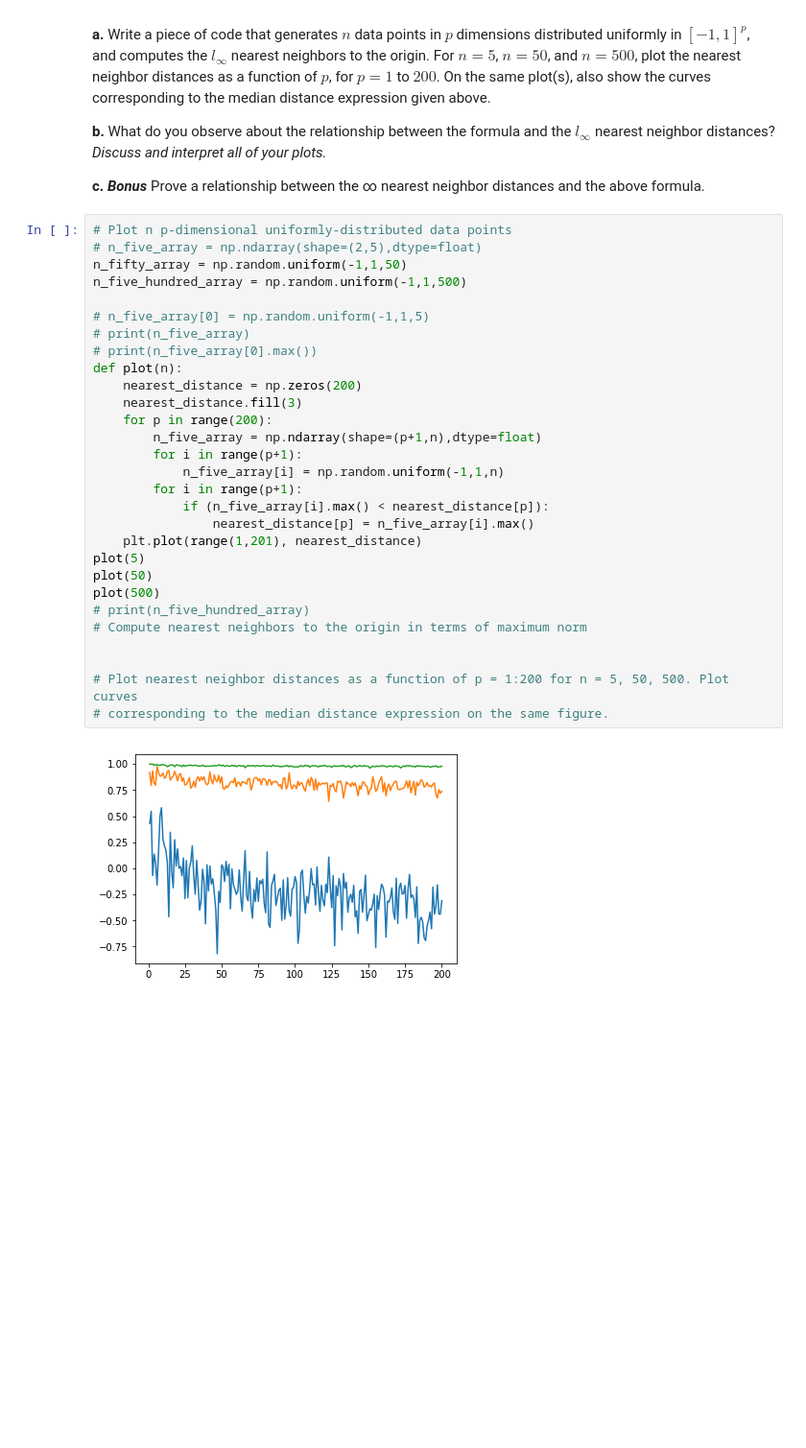
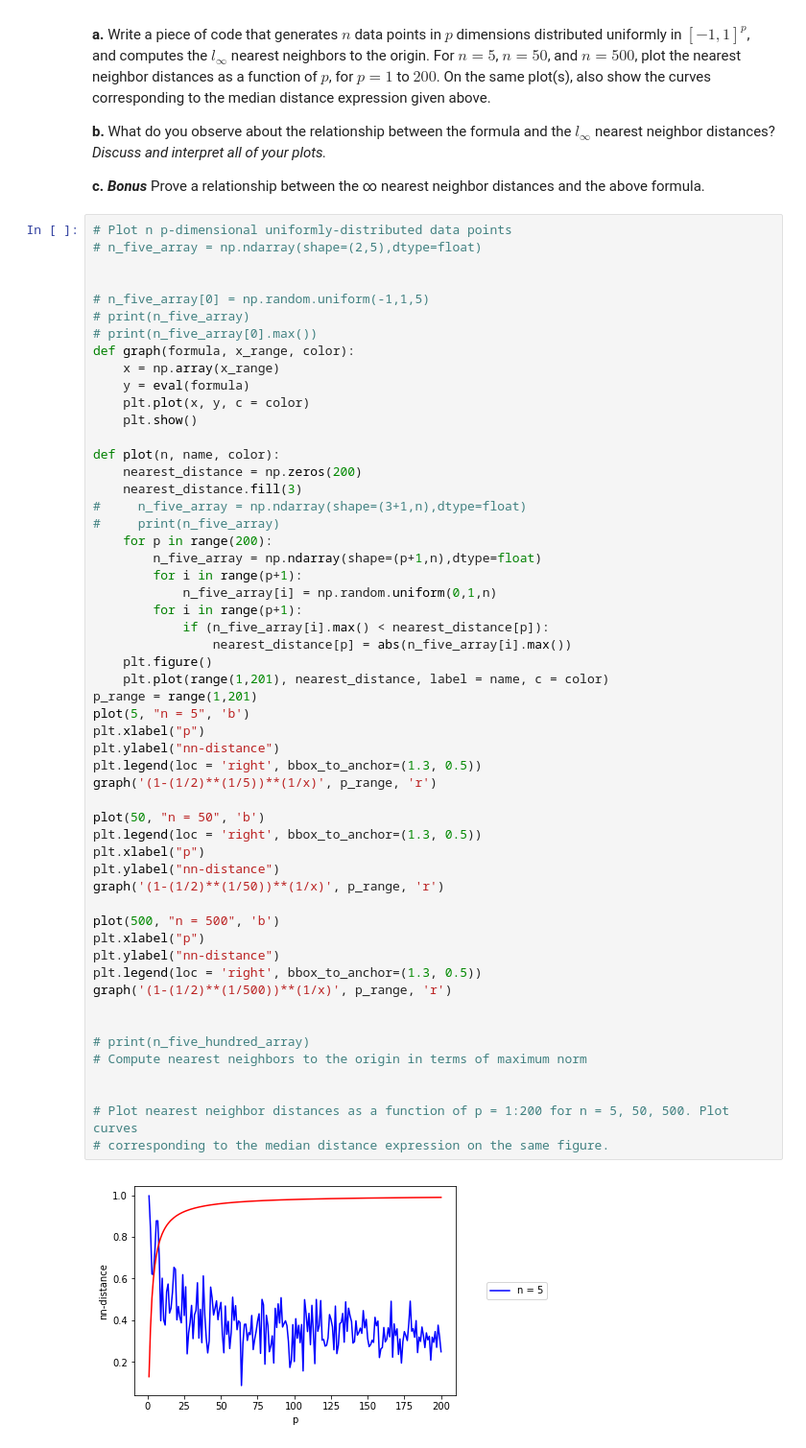
Before and after one commit to AtlasUnion/EC414, a Jupyter notebook: homework/hw3/EC414_HW3.ipynb, the cells around one changed output. Shown at 96% size. Drawn from its saved outputs; the diff is of its cells as text; blank space fills up the shorter version.

```diff
--- a/homework/hw3/EC414_HW3.ipynb
+++ b/homework/hw3/EC414_HW3.ipynb
@@ -481,31 +510,56 @@ in $[−1, 1]^p$, and computes the $l_∞$ nearest neighbors to the origin. For
 # %%
 # Plot n p-dimensional uniformly-distributed data points
 # n_five_array = np.ndarray(shape=(2,5),dtype=float)
-n_fifty_array = np.random.uniform(-1,1,50)
-n_five_hundred_array = np.random.uniform(-1,1,500)
+
 
 # n_five_array[0] = np.random.uniform(-1,1,5)
 # print(n_five_array)
 # print(n_five_array[0].max())
-def plot(n):
+def graph(formula, x_range, color):
+    x = np.array(x_range)
+    y = eval(formula)
+    plt.plot(x, y, c = color)
+    plt.show()
+
+def plot(n, name, color):
     nearest_distance = np.zeros(200)
     nearest_distance.fill(3)
+#     n_five_array = np.ndarray(shape=(3+1,n),dtype=float)
+#     print(n_five_array)
     for p in range(200):
         n_five_array = np.ndarray(shape=(p+1,n),dtype=float)
         for i in range(p+1):
-            n_five_array[i] = np.random.uniform(-1,1,n)
+            n_five_array[i] = np.random.uniform(0,1,n)
         for i in range(p+1):
             if (n_five_array[i].max() < nearest_distance[p]):
-                nearest_distance[p] = n_five_array[i].max()
-    plt.plot(range(1,201), nearest_distance)
-plot(5)
-plot(50)
-plot(500)
+                nearest_distance[p] = abs(n_five_array[i].max())
+    plt.figure()
+    plt.plot(range(1,201), nearest_distance, label = name, c = color)
+p_range = range(1,201)
+plot(5, "n = 5", 'b')
+plt.xlabel("p")
+plt.ylabel("nn-distance")
+plt.legend(loc = 'right', bbox_to_anchor=(1.3, 0.5))
+graph('(1-(1/2)**(1/5))**(1/x)', p_range, 'r')
+
+plot(50, "n = 50", 'b')
+plt.legend(loc = 'right', bbox_to_anchor=(1.3, 0.5))
+plt.xlabel("p")
+plt.ylabel("nn-distance")
+graph('(1-(1/2)**(1/50))**(1/x)', p_range, 'r')
+
+plot(500, "n = 500", 'b')
+plt.xlabel("p")
+plt.ylabel("nn-distance")
+plt.legend(loc = 'right', bbox_to_anchor=(1.3, 0.5))
+graph('(1-(1/2)**(1/500))**(1/x)', p_range, 'r')
+
+
 # print(n_five_hundred_array)
 # Compute nearest neighbors to the origin in terms of maximum norm
 
 
 # Plot nearest neighbor distances as a function of p = 1:200 for n = 5, 50, 500. Plot curves
 # corresponding to the median distance expression on the same figure.
 # %% [output]
-[figure, old version]
+[figure, new version]
```
Also changed, not shown: parts of 15 cells of this notebook, 1 other file.
